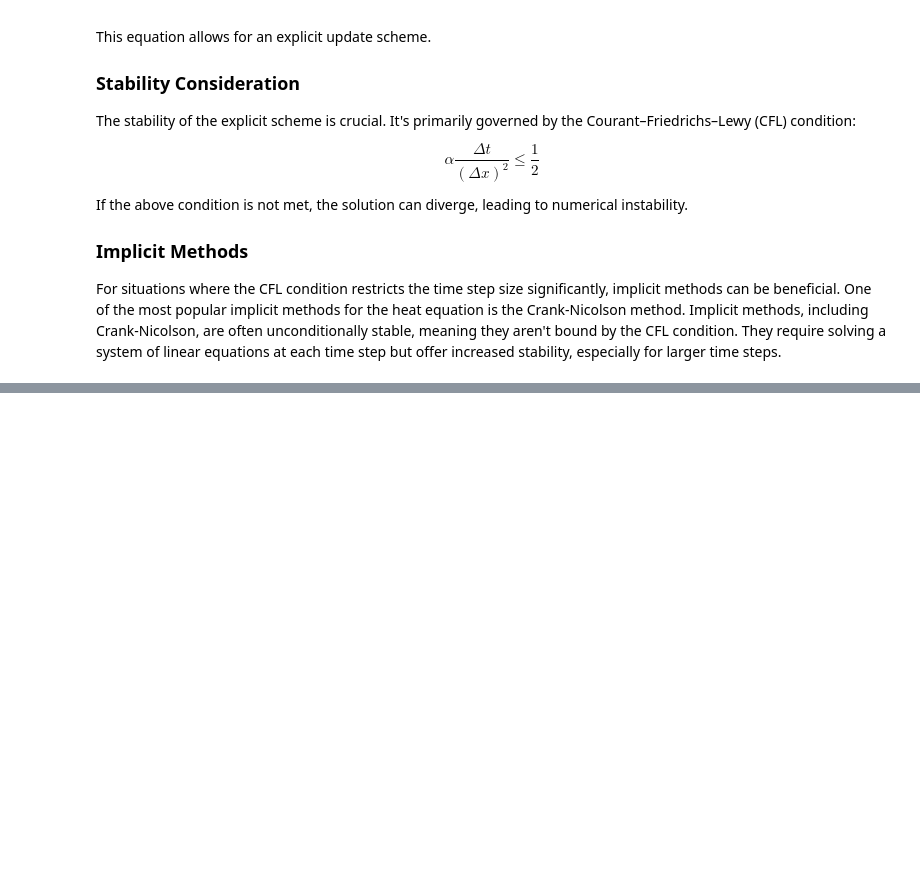
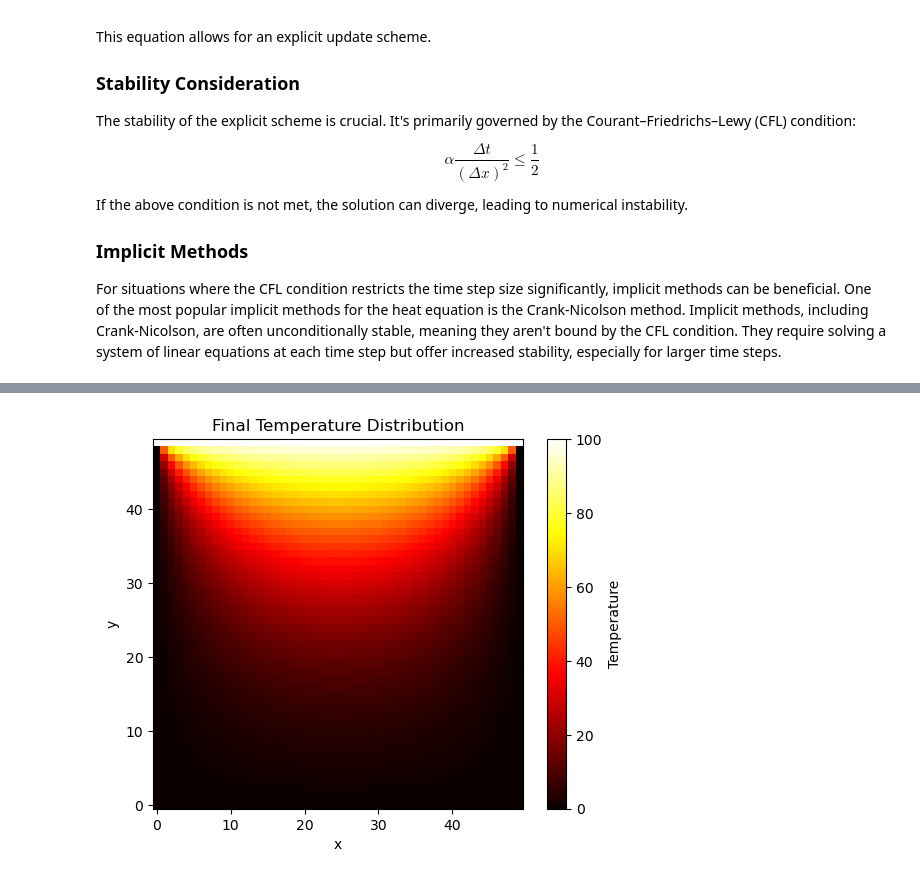
Before and after one commit to kks32-courses/sciml, a Jupyter notebook: _sources/lectures/04-pde-fdm/04-pde-fdm.ipynb, the cells around one changed output, grey strips where cells are left out. Cells and saved outputs as stored; diff of their text form; code cells hidden in the pictures; blank space fills up the shorter version.

```diff
--- a/_sources/lectures/04-pde-fdm/04-pde-fdm.ipynb
+++ b/_sources/lectures/04-pde-fdm/04-pde-fdm.ipynb
@@ -212,0 +377,33 @@ plt.show()
+# %%
+import numpy as np
+from scipy.signal import convolve
+
+def heat_transfer_conv(T, gamma):
+    Nt = len(T)
+    Nx = len(T[0])
+    # Define the kernel for convolution (Laplacian operator)
+    kernel = np.array([[0, 1, 0],
+                       [1, -4, 1],
+                       [0, 1, 0]])
+
+    # Ensure u is a NumPy array
+    T = np.array(T)
+
+    for k in range(0,Nt - 1, 1):
+        # Convolve u[k] with the kernel, then multiply by gamma and add u[k]
+        T[k + 1, 1:Nx - 1:1, 1:Nx - 1:1] = (
+            gamma * convolve(T[k], kernel, mode='same')[1:Nx - 1:1, 1:Nx - 1:1] + T[k, 1:Nx - 1:1, 1:Nx - 1:1]
+        )
+    return T
+# %%
+T_conv = heat_transfer_conv(T_init, gamma)
+
+# Plotting the final temperature distribution
+plt.imshow(T_conv[-1], cmap='hot', origin='lower')
+plt.colorbar(label='Temperature')
+plt.title("Final Temperature Distribution")
+plt.xlabel("x")
+plt.ylabel("y")
+plt.show()
+# %% [output]
+[figure, added]
```
Also changed, not shown: parts of 18 cells of this notebook, 9 other files.
